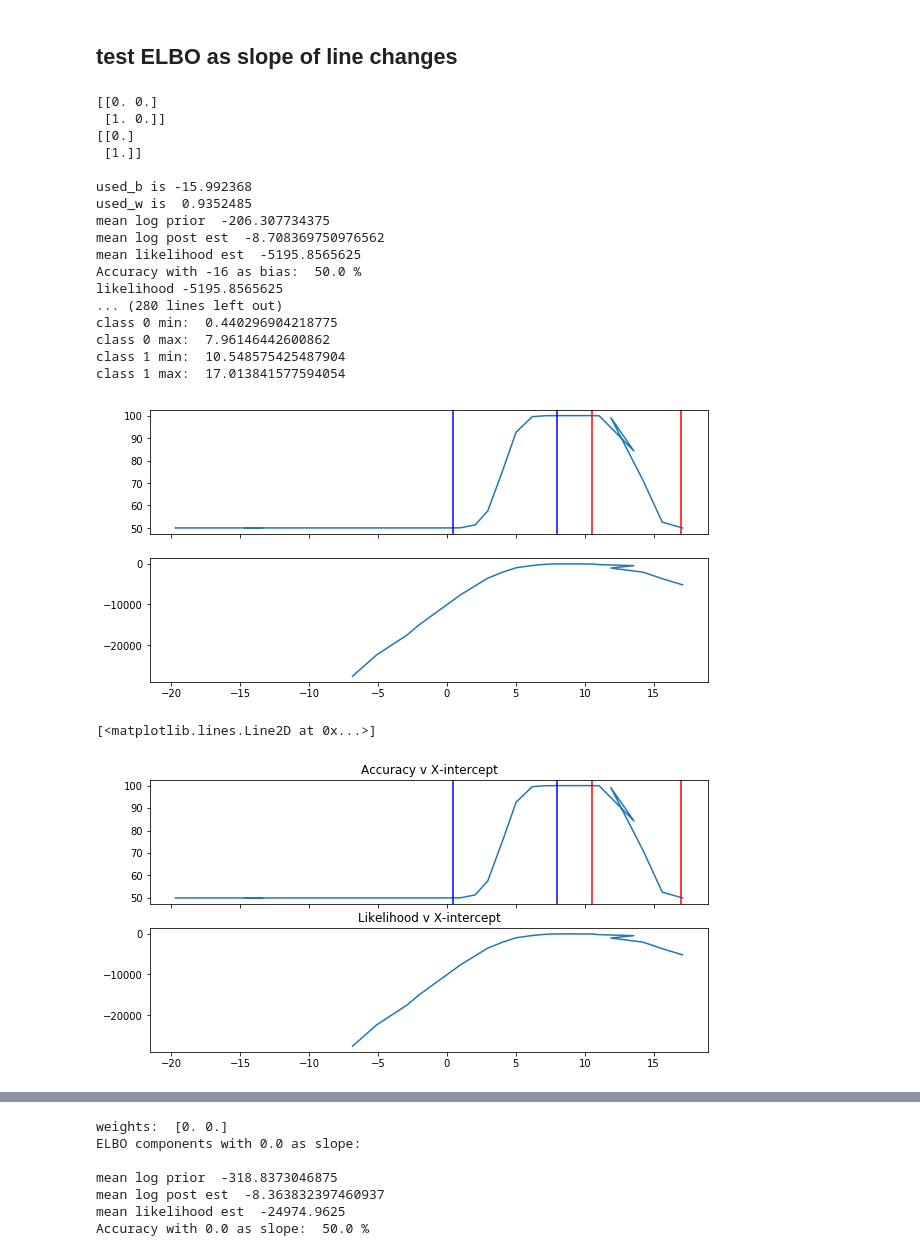
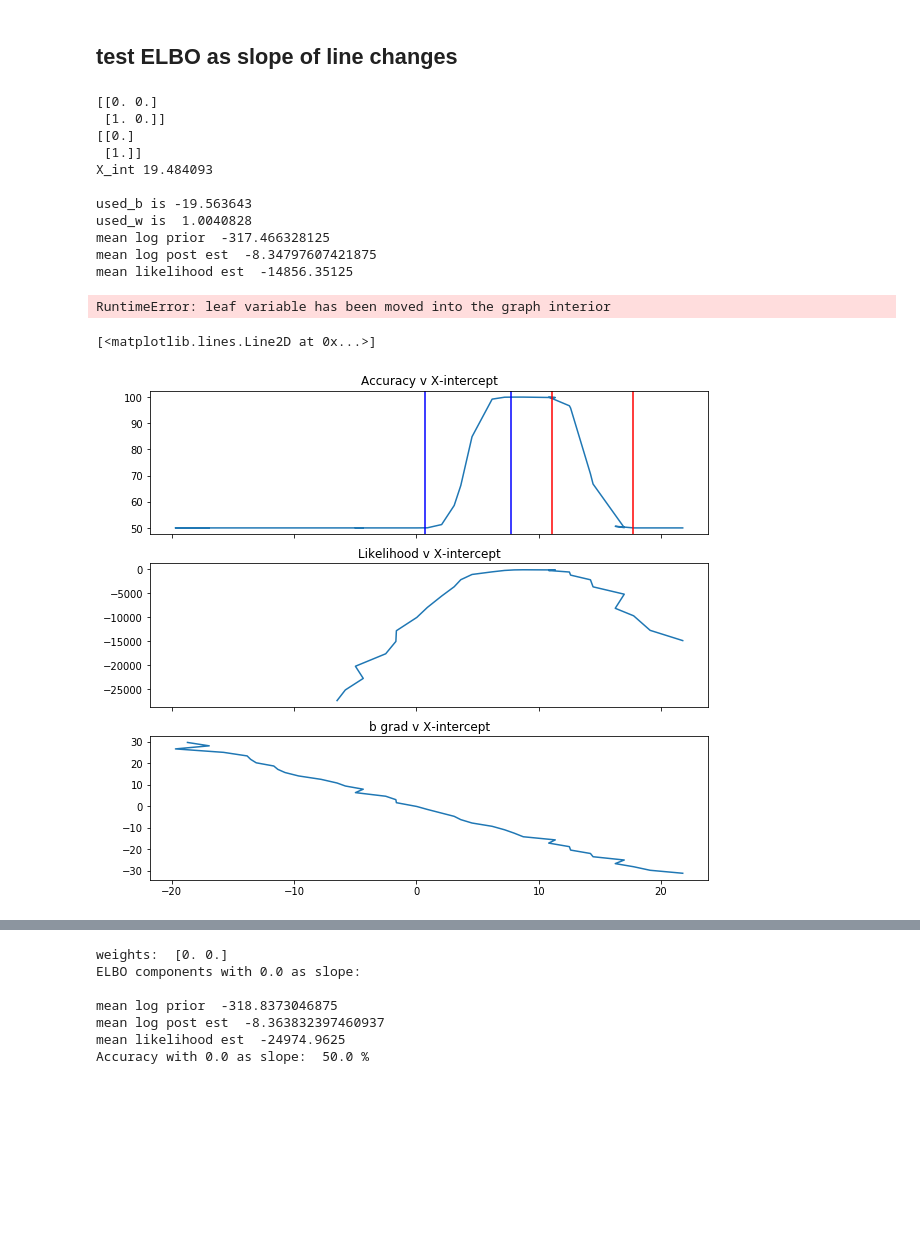
Before and after one commit to Emerson-Wenzel/BDL_final_project, a Jupyter notebook: Baysian_Logistic_regression_daniel.ipynb, the cells around one changed output, grey strips where cells are left out. Cells and saved outputs as stored; diff of their text form; code cells hidden in the pictures; blank space fills up the shorter version.

```diff
--- a/Baysian_Logistic_regression_daniel.ipynb
+++ b/Baysian_Logistic_regression_daniel.ipynb
@@ -340,18 +340,18 @@ def plane(x1, x2, w1, b):
 w1 = np.array([[0.0,1.0]]).T
 w2 = np.array([[0.0,0.0]]).T
 W_full = np.hstack((w1, w2))
-
 print(W_full)
 print(w1)
 # x1 = x2 = np.arange(-8.0, 8.0, 0.05)
 # X1, X2 = np.meshgrid(x, y)
 # b = 0
 # Z = plane(X1, X2, w1, b)
-bs = [i for i in range(-16, 20)]
+bs = [i for i in range(-20, 20)]
 used_bs = []
 accuracies = []
-x_int = []
+x_ints = []
 likelihoods = []
+grad_bs = []
 for b in bs:
     b_full = np.array([b,0])
     # b_full[0], b_full[1] = 0,0
@@ -366,7 +366,8 @@ for b in bs:
     used_bs.append(used_b)
 
     x_intercept = -used_b / used_w
-    x_int.append(x_intercept)
+    x_ints.append(x_intercept)
+    print('X_int', x_intercept)
     print('\nused_b is', used_b)
     print('used_w is ', used_w)
 
@@ -379,8 +380,10 @@ for b in bs:
     likelihoods.append(likelihood)
     print('likelihood', likelihood)
 
+    grad_bs.append(bnn_preset.gradB)
+
 fig, ax = plt.subplots(2, 1, figsize=(10,5), sharex=True)
-ax[0].plot(x_int, accuracies)
+ax[0].plot(x_ints, accuracies)
 # ax[0].scatter([np.min(X_train[y_train == 0, 1]), np.max(X_train[y_train == 0, 1])], [50,50], c='blue')
 ax[0].axvline(np.min(X_train[y_train == 0, 1]), c='blue')
 ax[0].axvline(np.max(X_train[y_train == 0, 1]), c='blue')
@@ -391,7 +394,7 @@ ax[0].axvline(np.max(X_train[y_train == 1, 1]), c='red')
 # ax[0].scatter([np.min(X_train[y_train == 1, 1]), np.max(X_train[y_train == 1, 1])], [50,50], c='red')
 
 
-ax[1].plot(x_int, likelihoods)
+ax[1].plot(x_ints, likelihoods)
 print('class 0 min: ', np.min(X_train[y_train == 0, 1]))
 print('class 0 max: ',np.max(X_train[y_train == 0, 1]))
 print('class 1 min: ', np.min(X_train[y_train == 1, 1]))
@@ -401,32 +404,29 @@ print('class 1 max: ',np.max(X_train[y_train == 1, 1]))
  [1. 0.]]
 [[0.]
  [1.]]
+X_int 19.484093
 
-used_b is -15.992368
-used_w is  0.9352485
-mean log prior  -206.307734375
-mean log post est  -8.708369750976562
-mean likelihood est  -5195.8565625
-Accuracy with -16 as bias:  50.0 %
-likelihood -5195.8565625
-... (280 lines left out)
-class 0 min:  0.440296904218775
-class 0 max:  7.96146442600862
-class 1 min:  10.548575425487904
-class 1 max:  17.013841577594054
+used_b is -19.563643
+used_w is  1.0040828
+mean log prior  -317.466328125
+mean log post est  -8.34797607421875
+mean likelihood est  -14856.35125
-[figure, removed]
+RuntimeError: leaf variable has been moved into the graph interior
 # %%
-fig, ax = plt.subplots(2, 1, figsize=(10,5), sharex=True)
+fig, ax = plt.subplots(3, 1, figsize=(10,9), sharex=True)
 ax[0].set_title('Accuracy v X-intercept')
-ax[0].plot(x_int, accuracies)
+ax[0].plot(x_ints, accuracies)
 # ax[0].scatter([np.min(X_train[y_train == 0, 1]), np.max(X_train[y_train == 0, 1])], [50,50], c='blue')
 ax[0].axvline(np.min(X_train[y_train == 0, 1]), c='blue')
 ax[0].axvline(np.max(X_train[y_train == 0, 1]), c='blue')
 
 ax[0].axvline(np.min(X_train[y_train == 1, 1]), c='red')
 ax[0].axvline(np.max(X_train[y_train == 1, 1]), c='red')
 ax[1].set_title('Likelihood v X-intercept')
-ax[1].plot(x_int, likelihoods)
+ax[1].plot(x_ints, likelihoods)
+
+ax[2].set_title('b grad v X-intercept')
+ax[2].plot(x_ints, grad_bs)
 # %% [output]
 [<matplotlib.lines.Line2D at 0x...>]
-[figure, old version]
+[figure, new version]
```
Also changed, not shown: parts of 6 cells of this notebook, 1 other file.
